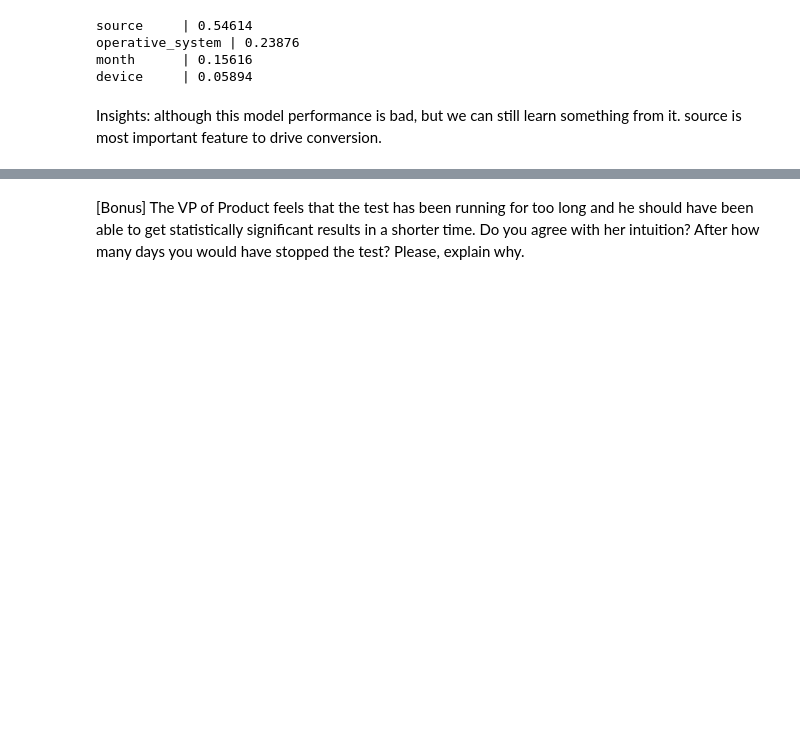
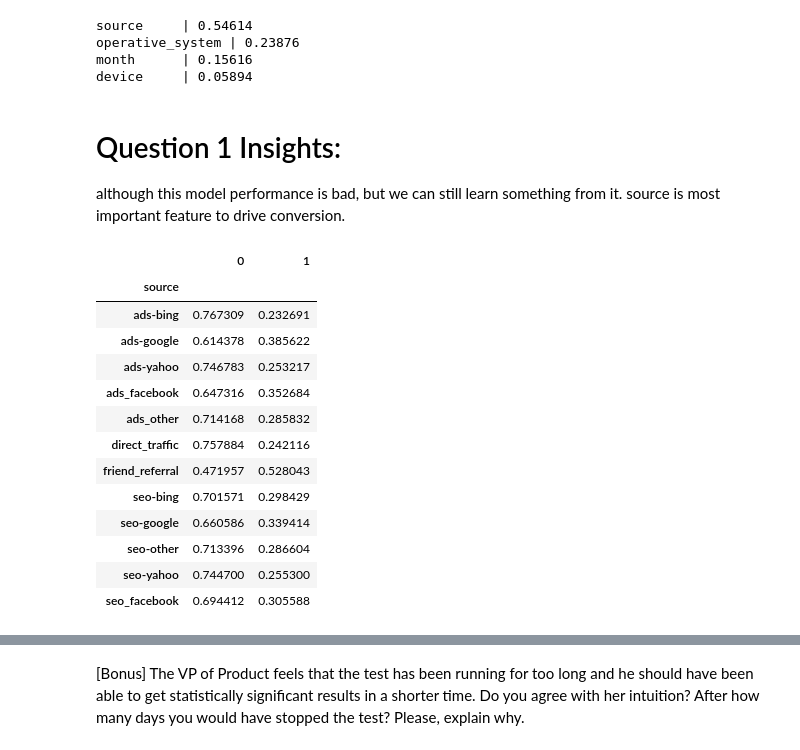
Before and after one commit to asa2012/TakeHomeChallenge, a Jupyter notebook: 6 Pricing Test.ipynb, the cells around one changed output, grey strips where cells are left out. Saved outputs shown, nothing was run; the diff lists cells and outputs as text; code cells hidden in the pictures; blank space fills up the shorter version.

```diff
--- a/6 Pricing Test.ipynb
+++ b/6 Pricing Test.ipynb
@@ -325,6 +359,25 @@ operative_system | 0.23876
 month      | 0.15616
 device     | 0.05894
 # %% [markdown]
-Insights:
+# Question 1 Insights:
 although this model performance is bad, but we can still learn something from it.
 source is most important feature to drive conversion.
+# %%
+
+converted_by_source= data.groupby("source")['converted'].apply(lambda s: s.value_counts(normalize=True)).unstack()
+converted_by_source
+# %% [output]
+|  | 0 | 1 |
+| source |  |  |
+| ads-bing | 0.767309 | 0.232691 |
+| ads-google | 0.614378 | 0.385622 |
+| ads-yahoo | 0.746783 | 0.253217 |
+| ads_facebook | 0.647316 | 0.352684 |
+| ads_other | 0.714168 | 0.285832 |
+| direct_traffic | 0.757884 | 0.242116 |
+| friend_referral | 0.471957 | 0.528043 |
+| seo-bing | 0.701571 | 0.298429 |
+| seo-google | 0.660586 | 0.339414 |
+| seo-other | 0.713396 | 0.286604 |
+| seo-yahoo | 0.744700 | 0.255300 |
+| seo_facebook | 0.694412 | 0.305588 |
```
Also changed, not shown: parts of 23 cells of this notebook, 2 other files.
